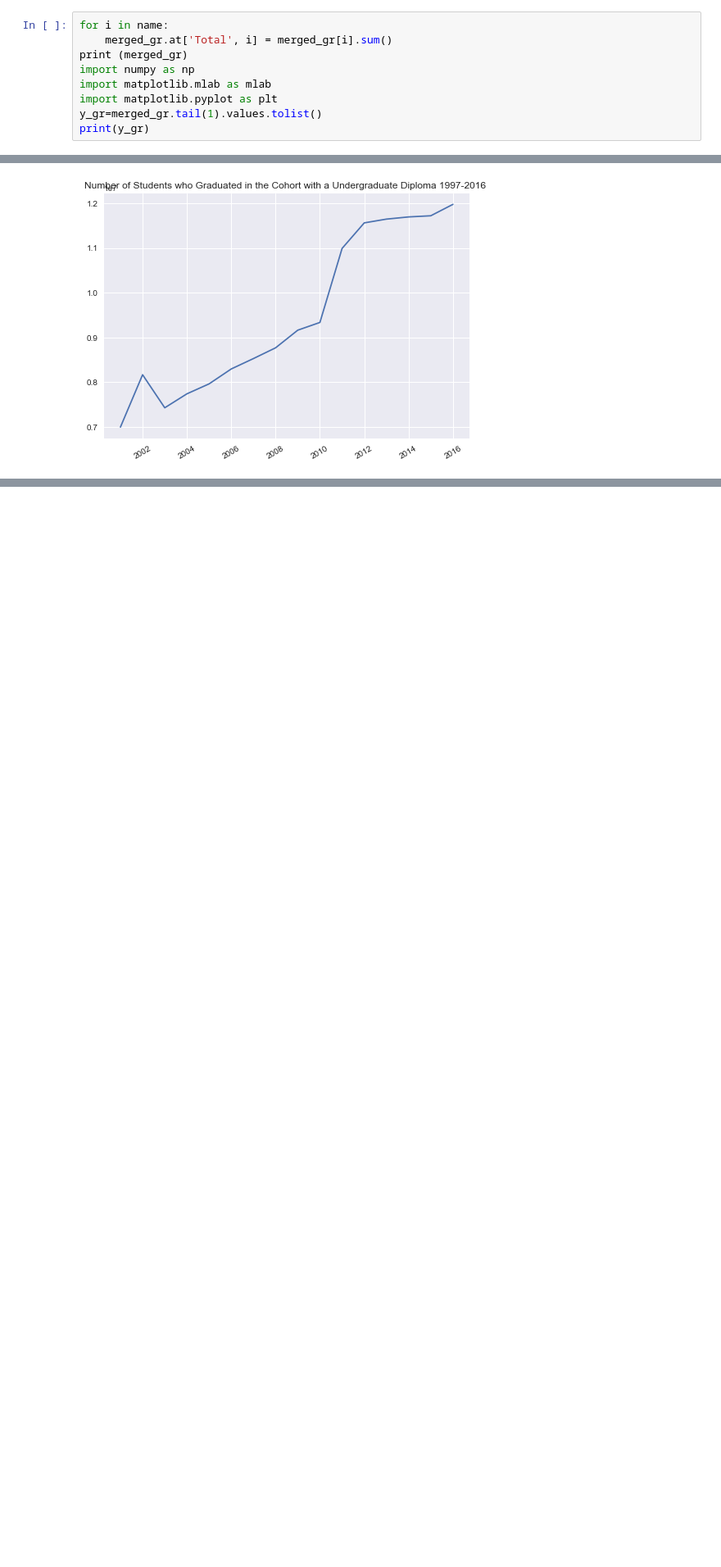
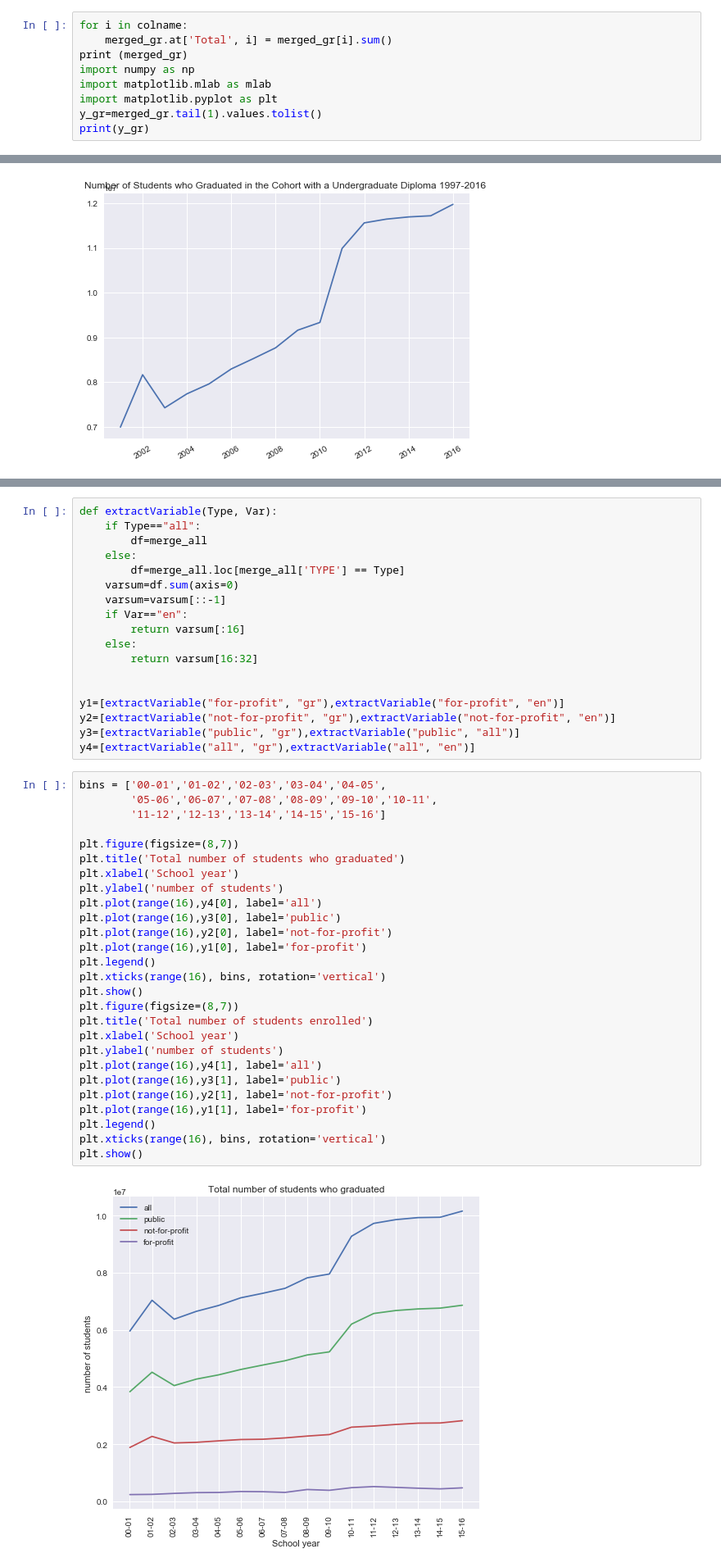
Before and after one commit to cyu1221/CS506, a Jupyter notebook: data/education_data/Enrollment_And_GraduationRate.ipynb, the cells around one changed output, grey strips where cells are left out. Shown at 82% size. Drawn from its saved outputs; the diff is of its cells as text; blank space fills up the shorter version.

```diff
--- a/data/education_data/Enrollment_And_GraduationRate.ipynb
+++ b/data/education_data/Enrollment_And_GraduationRate.ipynb
@@ -220,5 +161,5 @@ print(merged_gr)
 # %%
-for i in name:
+for i in colname:
     merged_gr.at['Total', i] = merged_gr[i].sum()
 print (merged_gr)
 import numpy as np
@@ -304,0 +283,47 @@ mergeeverything.to_csv("Merged_data.csv", sep=',',encoding='utf-8')
+# %%
+def extractVariable(Type, Var):
+    if Type=="all":
+        df=merge_all
+    else:
+        df=merge_all.loc[merge_all['TYPE'] == Type]
+    varsum=df.sum(axis=0)
+    varsum=varsum[::-1]
+    if Var=="en":
+        return varsum[:16]
+    else:
+        return varsum[16:32]
+
+
+y1=[extractVariable("for-profit", "gr"),extractVariable("for-profit", "en")]
+y2=[extractVariable("not-for-profit", "gr"),extractVariable("not-for-profit", "en")]
+y3=[extractVariable("public", "gr"),extractVariable("public", "all")]
+y4=[extractVariable("all", "gr"),extractVariable("all", "en")]
+# %%
+bins = ['00-01','01-02','02-03','03-04','04-05',
+		'05-06','06-07','07-08','08-09','09-10','10-11',
+	 	'11-12','12-13','13-14','14-15','15-16']
+
+plt.figure(figsize=(8,7))
+plt.title('Total number of students who graduated')
+plt.xlabel('School year')
+plt.ylabel('number of students')
+plt.plot(range(16),y4[0], label='all')
+plt.plot(range(16),y3[0], label='public')
+plt.plot(range(16),y2[0], label='not-for-profit')
+plt.plot(range(16),y1[0], label='for-profit')
+plt.legend()
+plt.xticks(range(16), bins, rotation='vertical')
+plt.show()
+plt.figure(figsize=(8,7))
+plt.title('Total number of students enrolled')
+plt.xlabel('School year')
+plt.ylabel('number of students')
+plt.plot(range(16),y4[1], label='all')
+plt.plot(range(16),y3[1], label='public')
+plt.plot(range(16),y2[1], label='not-for-profit')
+plt.plot(range(16),y1[1], label='for-profit')
+plt.legend()
+plt.xticks(range(16), bins, rotation='vertical')
+plt.show()
+# %% [output]
+[figure, added]
```
Also changed, not shown: parts of 15 cells of this notebook, 1 other file.
